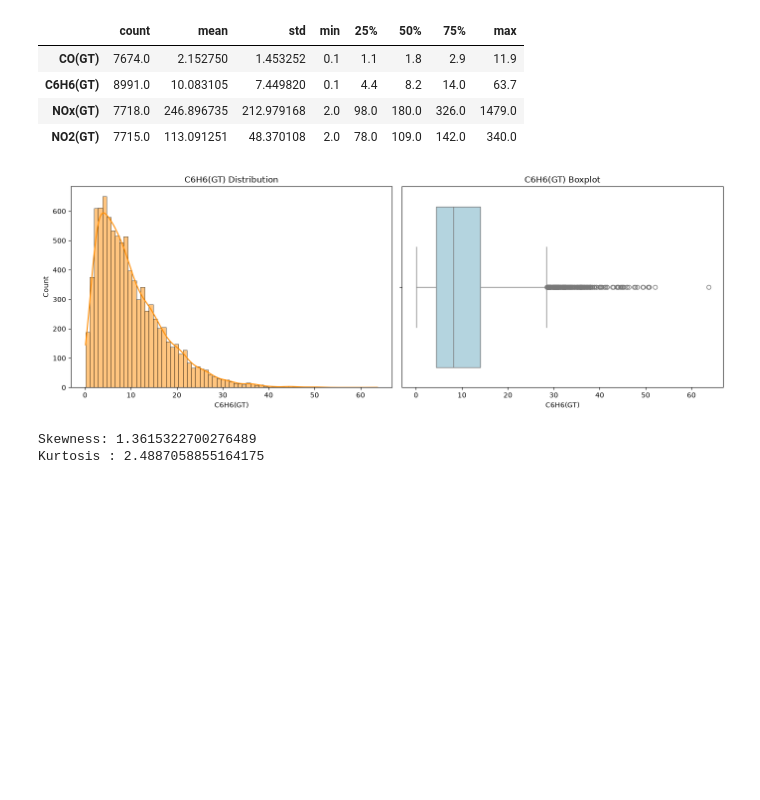
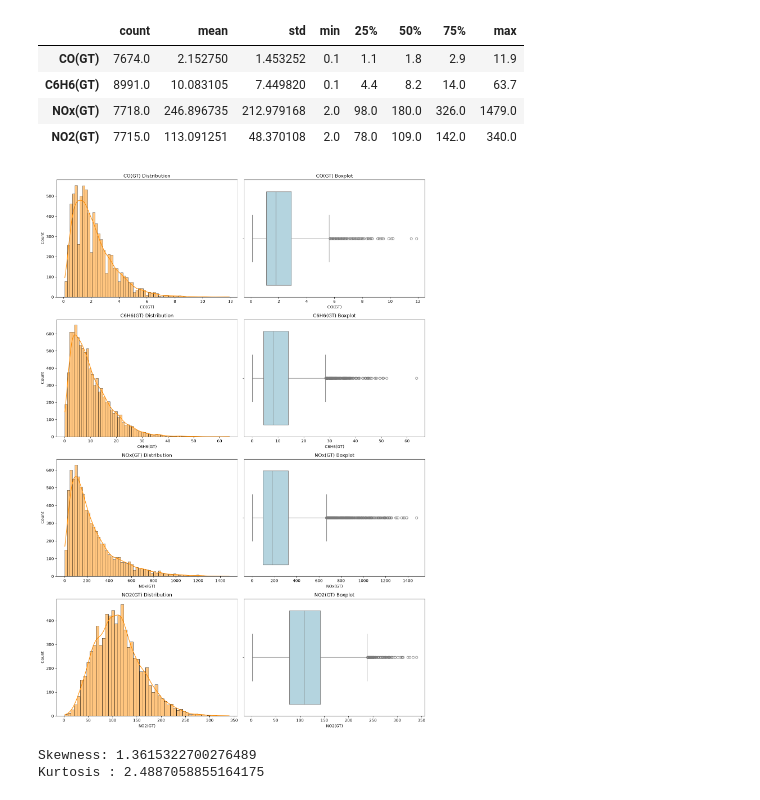
Before and after one commit to AkmalFazli27/air-quality-estimation, a Jupyter notebook: notebooks/eda.ipynb, the cells around one changed output. Saved outputs shown, nothing was run; the diff lists cells and outputs as text; code cells hidden in the pictures; blank space fills up the shorter version.

Commit message:
refactor: expand target distribution visualization

```diff
--- a/notebooks/eda.ipynb
+++ b/notebooks/eda.ipynb
@@ -258,31 +258,36 @@ Available percentage: 82.45%
 | NOx(GT) | 7718.0 | 246.896735 | 212.979168 | 2.0 | 98.0 | 180.0 | 326.0 | 1479.0 |
 | NO2(GT) | 7715.0 | 113.091251 | 48.370108 | 2.0 | 78.0 | 109.0 | 142.0 | 340.0 |
 # %%
-fig, axes = plt.subplots(1, 2, figsize=(14, 5))
+fig, axes = plt.subplots(len(target_columns), 2, figsize=(14, 5 * len(target_columns)))
 
-sns.histplot(
-    data=target_df,
-    x=target,
-    kde=True,
-    ax=axes[0],
-    color="darkorange"
-)
-axes[0].set_title("C6H6(GT) Distribution")
-axes[0].set_xlabel("C6H6(GT)")
+for row, target in enumerate(target_columns):
+    target_df = df.dropna(subset=[target])
 
-sns.boxplot(
-    data=target_df,
-    x=target,
-    ax=axes[1],
-    color="lightblue"
-)
-axes[1].set_title("C6H6(GT) Boxplot")
-axes[1].set_xlabel("C6H6(GT)")
+    sns.histplot(
+        data=target_df,
+        x=target,
+        kde=True,
+        ax=axes[row, 0],
+        color="darkorange"
+    )
+
+    axes[row, 0].set_title(f"{target} Distribution")
+    axes[row, 0].set_xlabel(target)
+
+    sns.boxplot(
+        data=target_df,
+        x=target,
+        ax=axes[row, 1],
+        color="lightblue"
+    )
+
+    axes[row, 1].set_title(f"{target} Boxplot")
+    axes[row, 1].set_xlabel(target)
 
 plt.tight_layout()
 plt.show()
 # %% [output]
-[figure, old version]
+[figure, new version]
 # %%
 print("Skewness:", target_df[target].skew())
 print("Kurtosis :", target_df[target].kurtosis())
```
